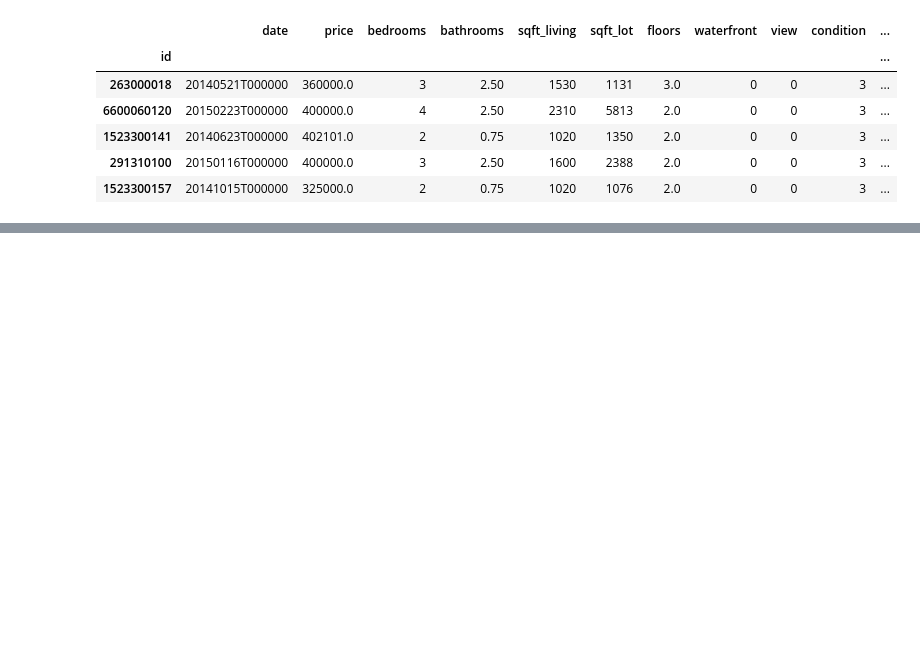
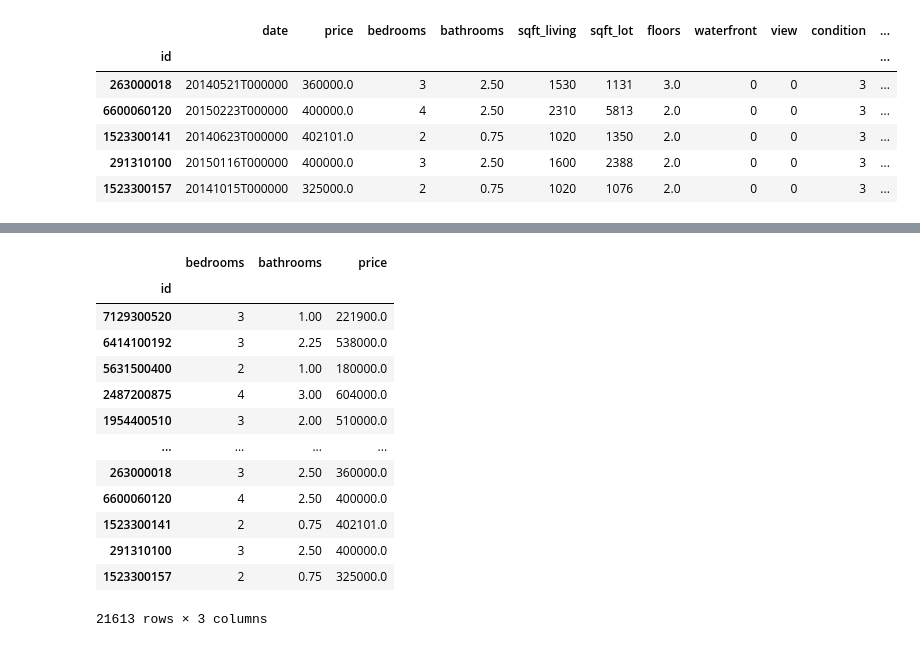
Before and after one commit to rajkumar-cod/DATA-ANALYTICS-USING-PYTHON, a Jupyter notebook: data analysis/analysis.ipynb, the cells around one changed output, grey strips where cells are left out. Saved outputs shown, nothing was run; the diff lists cells and outputs as text; code cells hidden in the pictures; blank space fills up the shorter version.

```diff
--- a/data analysis/analysis.ipynb
+++ b/data analysis/analysis.ipynb
@@ -296,0 +336,17 @@ df.loc[263000018:1523300157]
+# %%
+df[['bedrooms','bathrooms','price']]
+# %% [output]
+|  | bedrooms | bathrooms | price |
+| id |  |  |  |
+| 7129300520 | 3 | 1.00 | 221900.0 |
+| 6414100192 | 3 | 2.25 | 538000.0 |
+| 5631500400 | 2 | 1.00 | 180000.0 |
+| 2487200875 | 4 | 3.00 | 604000.0 |
+| 1954400510 | 3 | 2.00 | 510000.0 |
+| ... | ... | ... | ... |
+| 263000018 | 3 | 2.50 | 360000.0 |
+| 6600060120 | 4 | 2.50 | 400000.0 |
+| 1523300141 | 2 | 0.75 | 402101.0 |
+| 291310100 | 3 | 2.50 | 400000.0 |
+| 1523300157 | 2 | 0.75 | 325000.0 |
+21613 rows × 3 columns
```
Also changed, not shown: parts of 24 cells of this notebook, 5 other files.
